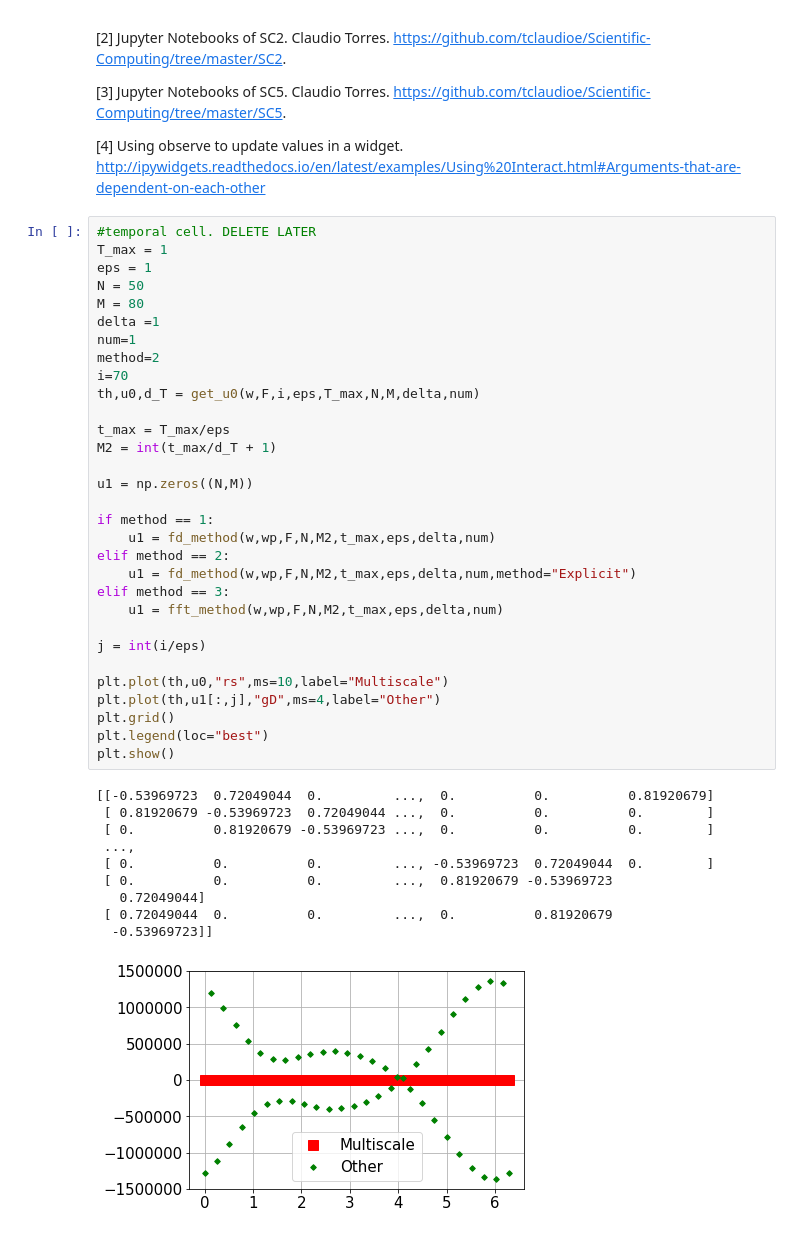
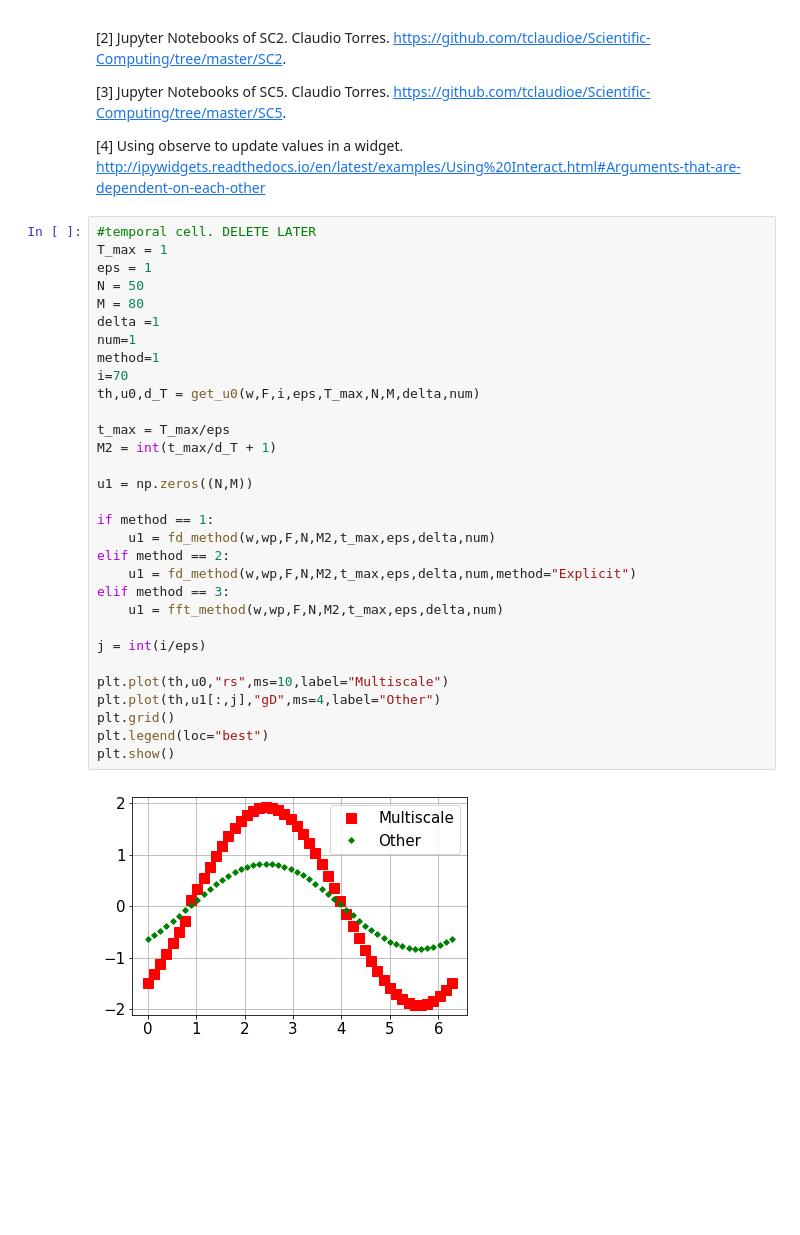
Before and after one commit to cristopherarenas/cc5_perturbation_analysis, a Jupyter notebook: Perturbation_Analysis_Parabolic_PDE.ipynb, the cells around one changed output. Cells and saved outputs as stored; diff of their text form; blank space fills up the shorter version.

```diff
--- a/Perturbation_Analysis_Parabolic_PDE.ipynb
+++ b/Perturbation_Analysis_Parabolic_PDE.ipynb
@@ -1124,41 +1212,32 @@ The first case, where only there is a advection process is different when the sp
 #temporal cell. DELETE LATER
 T_max = 1
 eps = 1
 N = 50
 M = 80
 delta =1
 num=1
-method=2
+method=1
 i=70
 th,u0,d_T = get_u0(w,F,i,eps,T_max,N,M,delta,num)
 
 t_max = T_max/eps
 M2 = int(t_max/d_T + 1)
 
 u1 = np.zeros((N,M))
 
 if method == 1:
     u1 = fd_method(w,wp,F,N,M2,t_max,eps,delta,num)
 elif method == 2:
     u1 = fd_method(w,wp,F,N,M2,t_max,eps,delta,num,method="Explicit")
 elif method == 3:
     u1 = fft_method(w,wp,F,N,M2,t_max,eps,delta,num)
 
 j = int(i/eps)
 
 plt.plot(th,u0,"rs",ms=10,label="Multiscale")
 plt.plot(th,u1[:,j],"gD",ms=4,label="Other")
 plt.grid()
 plt.legend(loc="best")
 plt.show()
 # %% [output]
-[[-0.53969723  0.72049044  0.         ...,  0.          0.          0.81920679]
- [ 0.81920679 -0.53969723  0.72049044 ...,  0.          0.          0.        ]
- [ 0.          0.81920679 -0.53969723 ...,  0.          0.          0.        ]
- ...,
- [ 0.          0.          0.         ..., -0.53969723  0.72049044  0.        ]
- [ 0.          0.          0.         ...,  0.81920679 -0.53969723
-   0.72049044]
- [ 0.72049044  0.          0.         ...,  0.          0.81920679
-  -0.53969723]]
-[figure, old version]
+[figure, new version]
```
Also changed, not shown: parts of 20 cells of this notebook.
